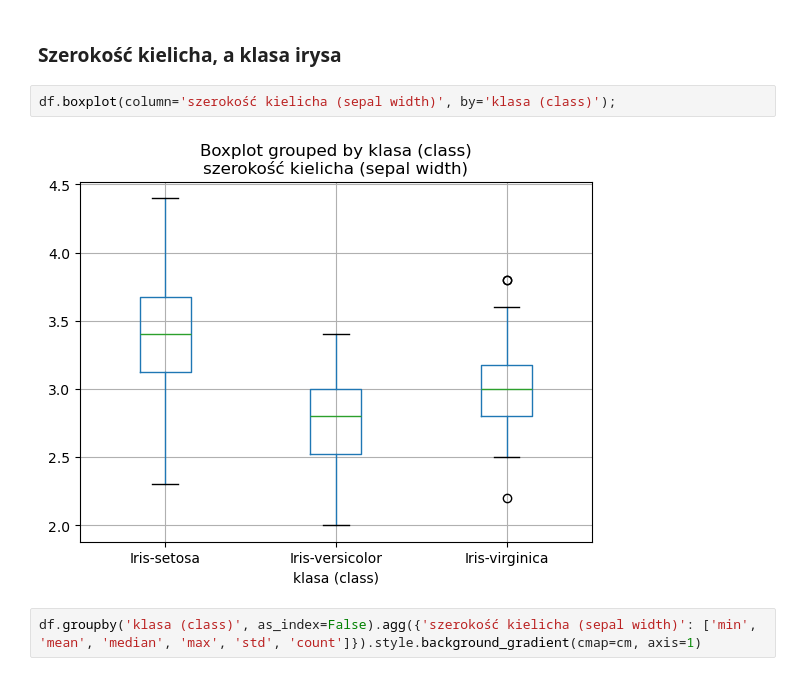
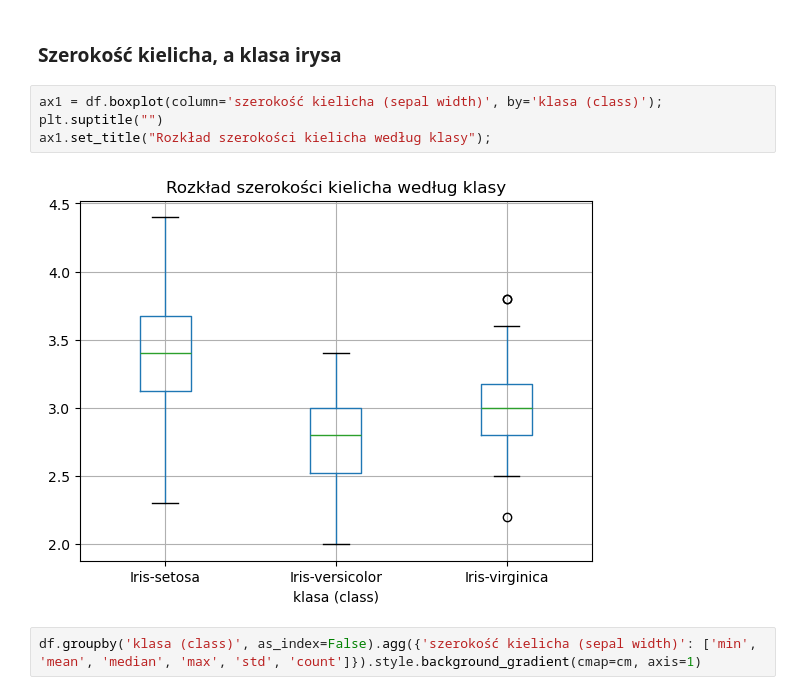
Before and after one commit to PawelRa/analiza-do-prezentacji, a Jupyter notebook: 25__zadanie_domowe__modul_4_1.ipynb, the cells around one changed output. Saved outputs shown, nothing was run; the diff lists cells and outputs as text.

```diff
--- a/25__zadanie_domowe__modul_4_1.ipynb
+++ b/25__zadanie_domowe__modul_4_1.ipynb
@@ -193,9 +196,11 @@ df.groupby('klasa (class)', as_index=False).agg({'długość kielicha (sepal len
 # %% [markdown]
 ### Szerokość kielicha, a klasa irysa
 # %%
-df.boxplot(column='szerokość kielicha (sepal width)', by='klasa (class)');
+ax1 = df.boxplot(column='szerokość kielicha (sepal width)', by='klasa (class)');
+plt.suptitle("")
+ax1.set_title("Rozkład szerokości kielicha według klasy");
 # %% [output]
-[figure, old version]
+[figure, new version]
 # %%
 df.groupby('klasa (class)', as_index=False).agg({'szerokość kielicha (sepal width)': ['min', 'mean', 'median', 'max', 'std', 'count']}).style.background_gradient(cmap=cm, axis=1)
 # %% [output]
```
Also changed, not shown: parts of 7 cells of this notebook.
